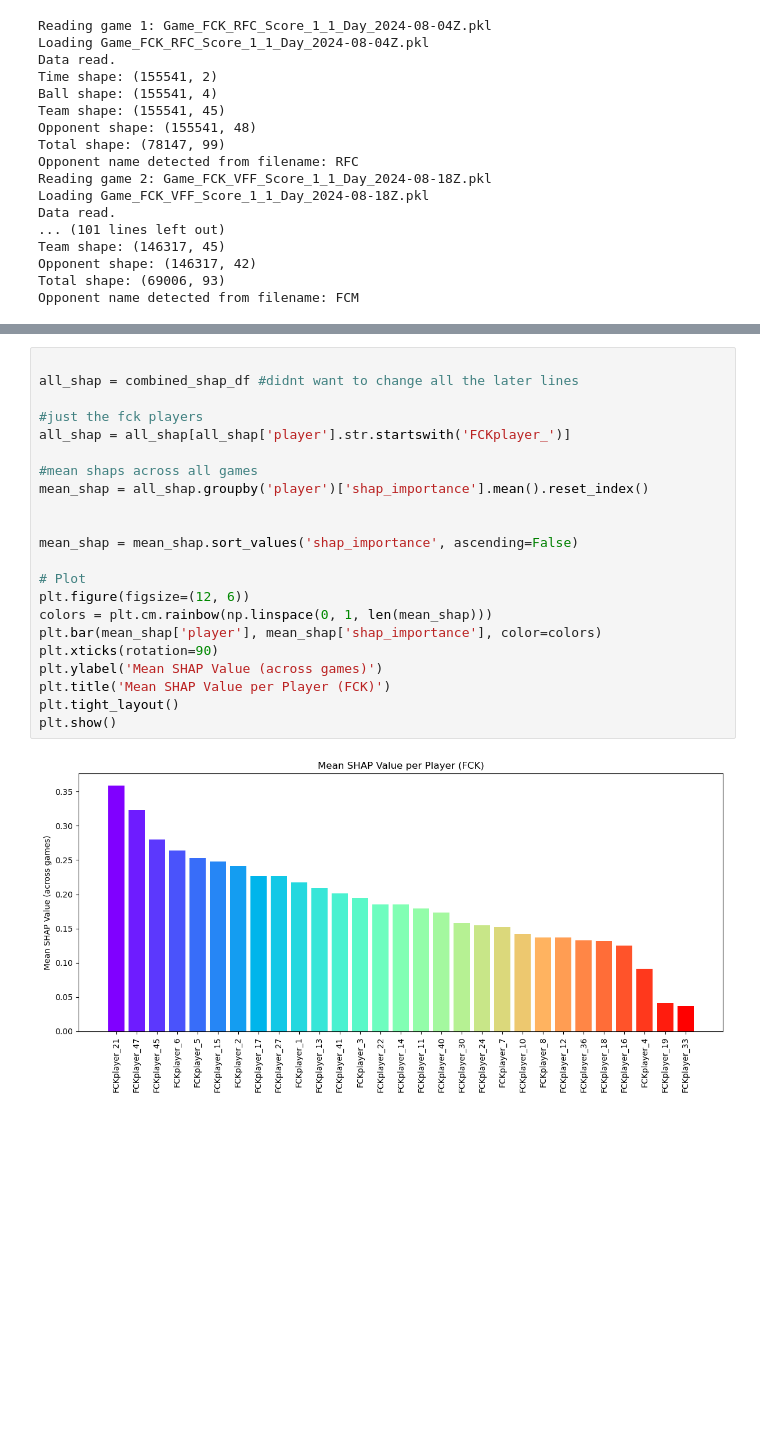
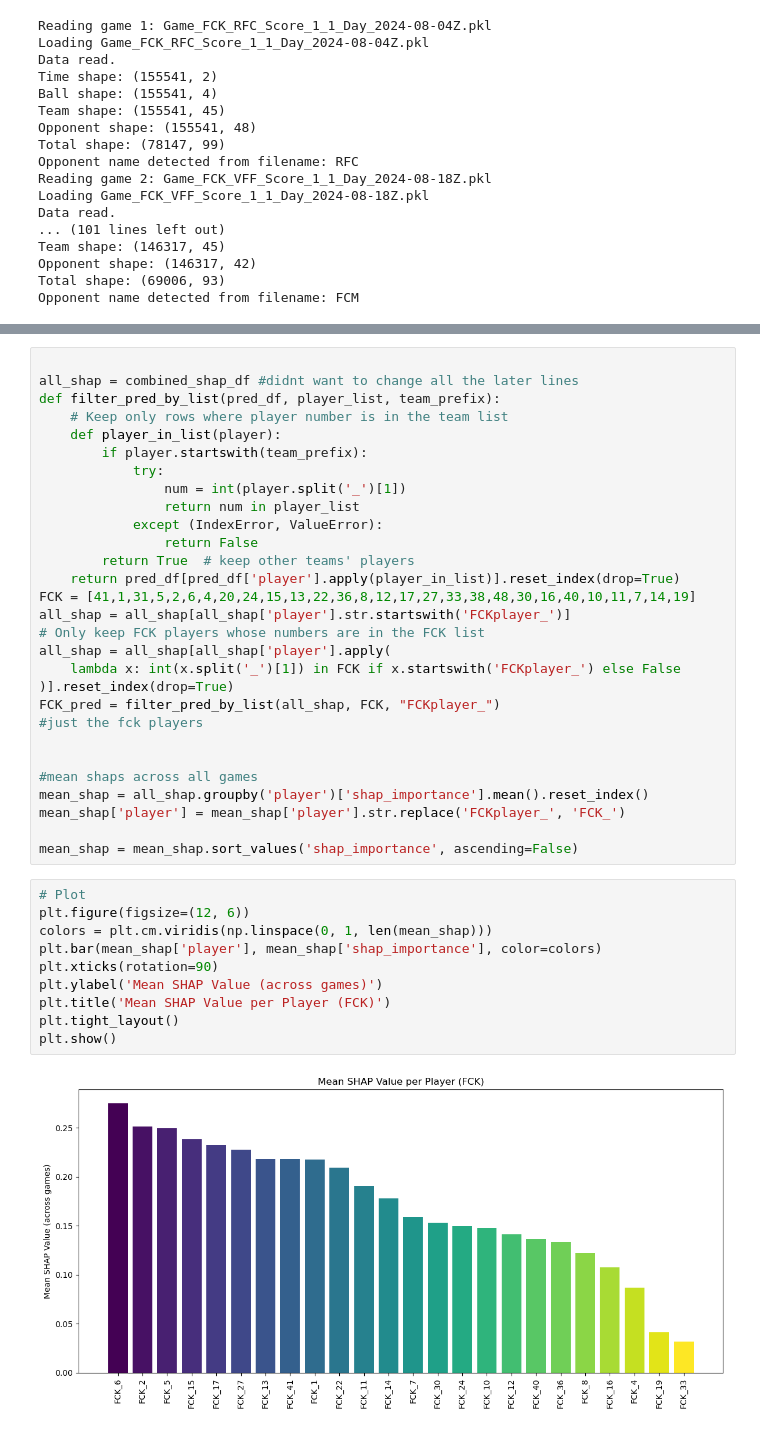
Before and after one commit to adiguzeldeniz/ekip_makine, a Jupyter notebook: 00- ball_shaps_FCK all.ipynb, the cells around one changed output, grey strips where cells are left out. Drawn from its saved outputs; the diff is of its cells as text; blank space fills up the shorter version.

```diff
--- a/00- ball_shaps_FCK all.ipynb
+++ b/00- ball_shaps_FCK all.ipynb
@@ -167,25 +167,42 @@ NameError: name 'all_games' is not defined
 # %%
 
 all_shap = combined_shap_df #didnt want to change all the later lines
+def filter_pred_by_list(pred_df, player_list, team_prefix):
+    # Keep only rows where player number is in the team list
+    def player_in_list(player):
+        if player.startswith(team_prefix):
+            try:
+                num = int(player.split('_')[1])
+                return num in player_list
+            except (IndexError, ValueError):
+                return False
+        return True  # keep other teams' players
+    return pred_df[pred_df['player'].apply(player_in_list)].reset_index(drop=True)
+FCK = [41,1,31,5,2,6,4,20,24,15,13,22,36,8,12,17,27,33,38,48,30,16,40,10,11,7,14,19]
+all_shap = all_shap[all_shap['player'].str.startswith('FCKplayer_')]
+# Only keep FCK players whose numbers are in the FCK list
+all_shap = all_shap[all_shap['player'].apply(
+    lambda x: int(x.split('_')[1]) in FCK if x.startswith('FCKplayer_') else False
+)].reset_index(drop=True)
+FCK_pred = filter_pred_by_list(all_shap, FCK, "FCKplayer_")
+#just the fck players
 
-#just the fck players
-all_shap = all_shap[all_shap['player'].str.startswith('FCKplayer_')]
 
 #mean shaps across all games
 mean_shap = all_shap.groupby('player')['shap_importance'].mean().reset_index()
-
+mean_shap['player'] = mean_shap['player'].str.replace('FCKplayer_', 'FCK_')
 
 mean_shap = mean_shap.sort_values('shap_importance', ascending=False)
-
-# Plot
-plt.figure(figsize=(12, 6))
-colors = plt.cm.rainbow(np.linspace(0, 1, len(mean_shap)))
-plt.bar(mean_shap['player'], mean_shap['shap_importance'], color=colors)
-plt.xticks(rotation=90)
-plt.ylabel('Mean SHAP Value (across games)')
-plt.title('Mean SHAP Value per Player (FCK)')
-plt.tight_layout()
-plt.show()
-# %% [output]
-[figure, removed]
+# %%
+# Plot
+plt.figure(figsize=(12, 6))
+colors = plt.cm.viridis(np.linspace(0, 1, len(mean_shap)))
+plt.bar(mean_shap['player'], mean_shap['shap_importance'], color=colors)
+plt.xticks(rotation=90)
+plt.ylabel('Mean SHAP Value (across games)')
+plt.title('Mean SHAP Value per Player (FCK)')
+plt.tight_layout()
+plt.show()
+# %% [output]
+[figure, added]
 # %%
```
Also changed, not shown: parts of 3 cells of this notebook, 4 other files.
